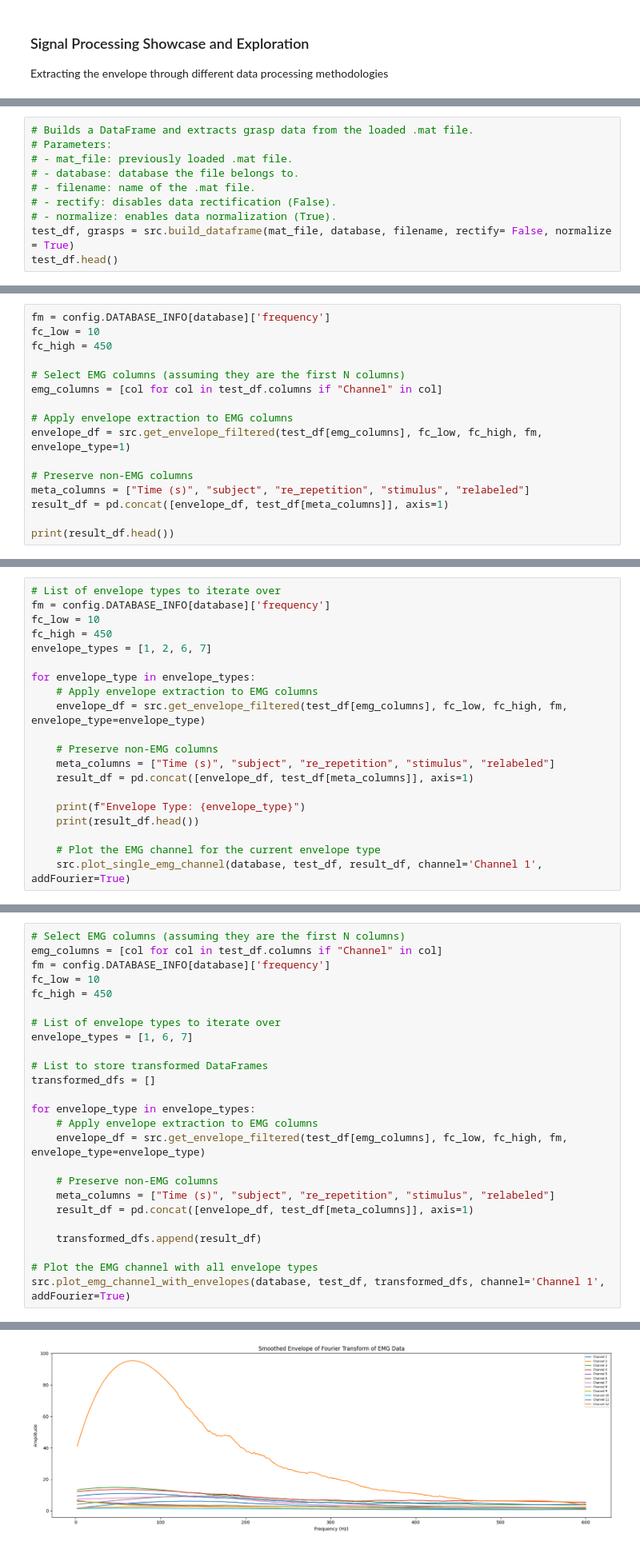
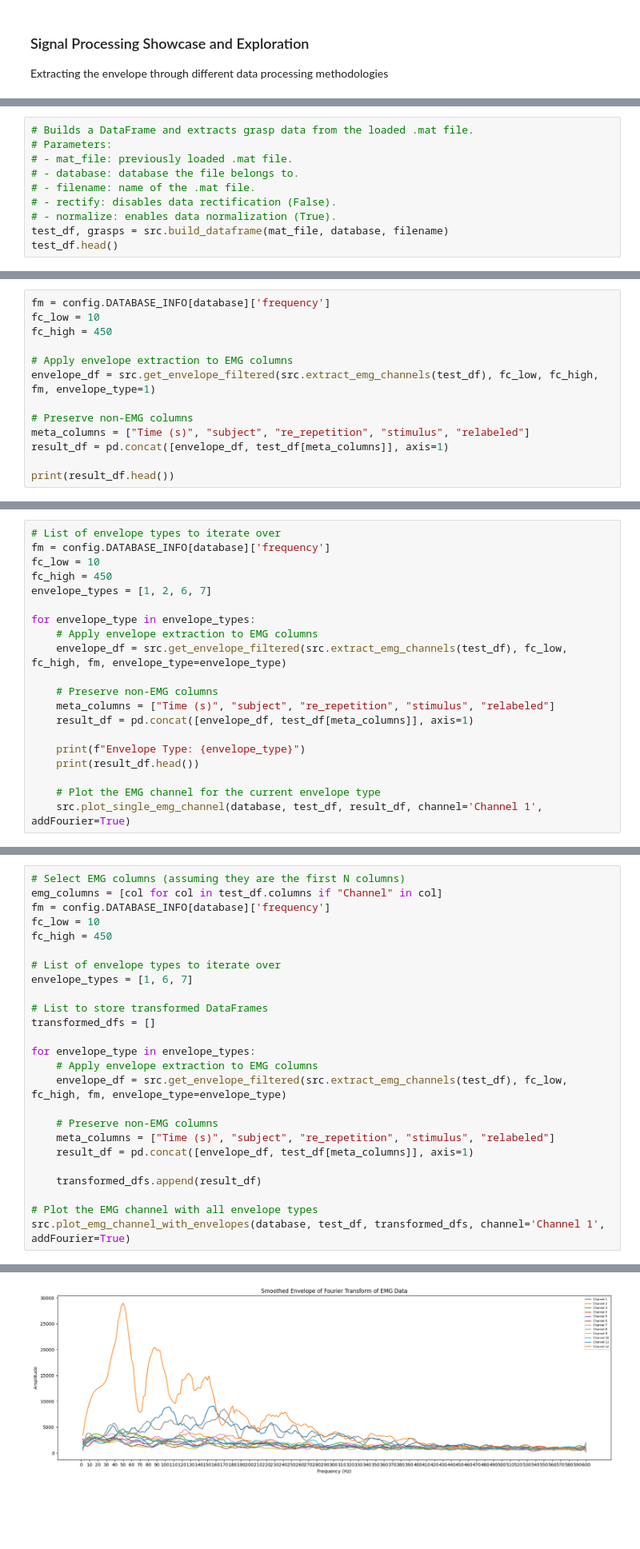
Before and after one commit to DanielSenseAI/IA_ProsthesisUdeA, a Jupyter notebook: envelope_processing.ipynb, the cells around one changed output, grey strips where cells are left out. Shown at 80% size. Drawn from its saved outputs; the diff is of its cells as text; blank space fills up the shorter version.

```diff
--- a/envelope_processing.ipynb
+++ b/envelope_processing.ipynb
@@ -50,7 +50,7 @@ unique       1           NaN           NaN
 # - filename: name of the .mat file.
 # - rectify: disables data rectification (False).
 # - normalize: enables data normalization (True).
-test_df, grasps = src.build_dataframe(mat_file, database, filename, rectify= False, normalize = True)
+test_df, grasps = src.build_dataframe(mat_file, database, filename)
 test_df.head()
 # %% [output]
 New exercise label: A
@@ -110,11 +153,8 @@ fm = config.DATABASE_INFO[database]['frequency']
 fc_low = 10
 fc_high = 450
 
-# Select EMG columns (assuming they are the first N columns)
-emg_columns = [col for col in test_df.columns if "Channel" in col]
-
 # Apply envelope extraction to EMG columns
-envelope_df = src.get_envelope_filtered(test_df[emg_columns], fc_low, fc_high, fm, envelope_type=1)
+envelope_df = src.get_envelope_filtered(src.extract_emg_channels(test_df), fc_low, fc_high, fm, envelope_type=1)
 
 # Preserve non-EMG columns
 meta_columns = ["Time (s)", "subject", "re_repetition", "stimulus", "relabeled"]
@@ -163,7 +230,7 @@ envelope_types = [1, 2, 6, 7]
 
 for envelope_type in envelope_types:
     # Apply envelope extraction to EMG columns
-    envelope_df = src.get_envelope_filtered(test_df[emg_columns], fc_low, fc_high, fm, envelope_type=envelope_type)
+    envelope_df = src.get_envelope_filtered(src.extract_emg_channels(test_df), fc_low, fc_high, fm, envelope_type=envelope_type)
 
     # Preserve non-EMG columns
     meta_columns = ["Time (s)", "subject", "re_repetition", "stimulus", "relabeled"]
@@ -266,7 +351,7 @@ transformed_dfs = []
 
 for envelope_type in envelope_types:
     # Apply envelope extraction to EMG columns
-    envelope_df = src.get_envelope_filtered(test_df[emg_columns], fc_low, fc_high, fm, envelope_type=envelope_type)
+    envelope_df = src.get_envelope_filtered(src.extract_emg_channels(test_df), fc_low, fc_high, fm, envelope_type=envelope_type)
 
     # Preserve non-EMG columns
     meta_columns = ["Time (s)", "subject", "re_repetition", "stimulus", "relabeled"]
@@ -281 +378 @@ src.plot_emg_channel_with_envelopes(database, test_df, transformed_dfs, channel=
-[figure, old version]
+[figure, new version]
```
Also changed, not shown: parts of 8 cells of this notebook, 5 other files.
